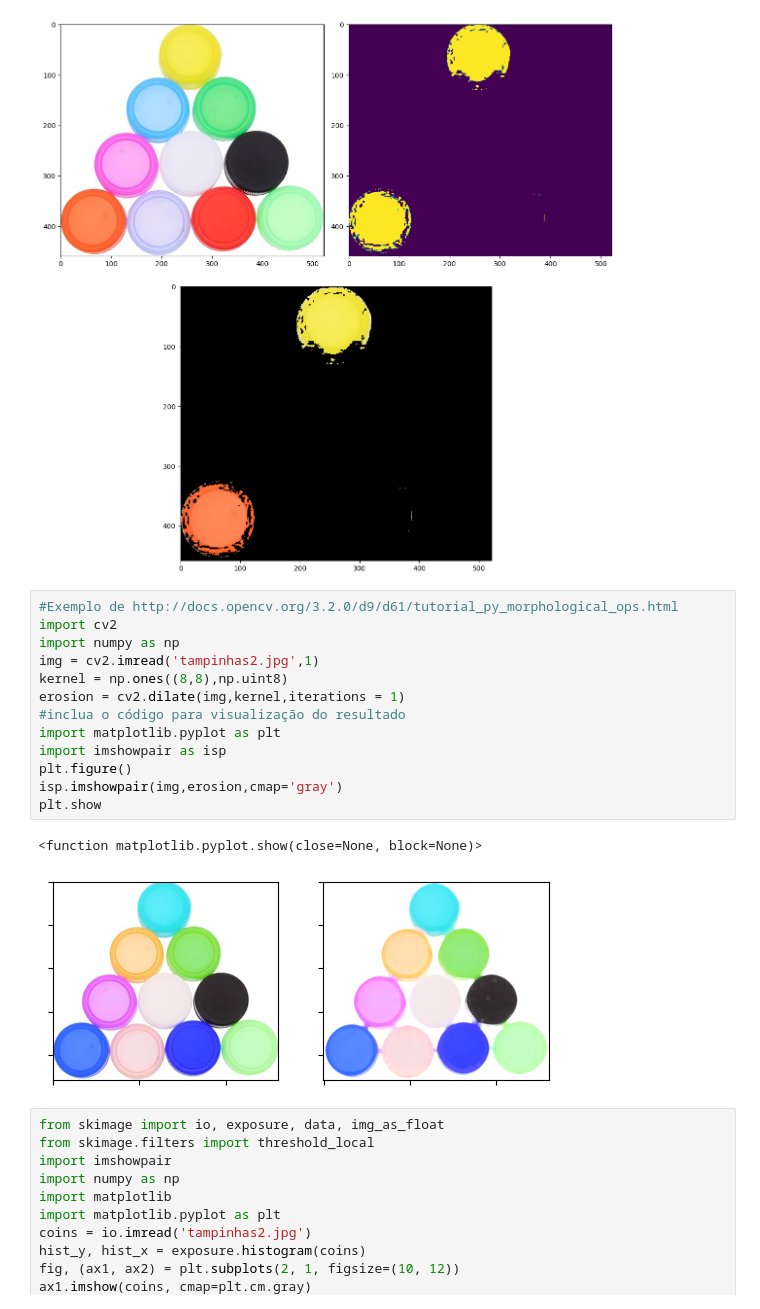
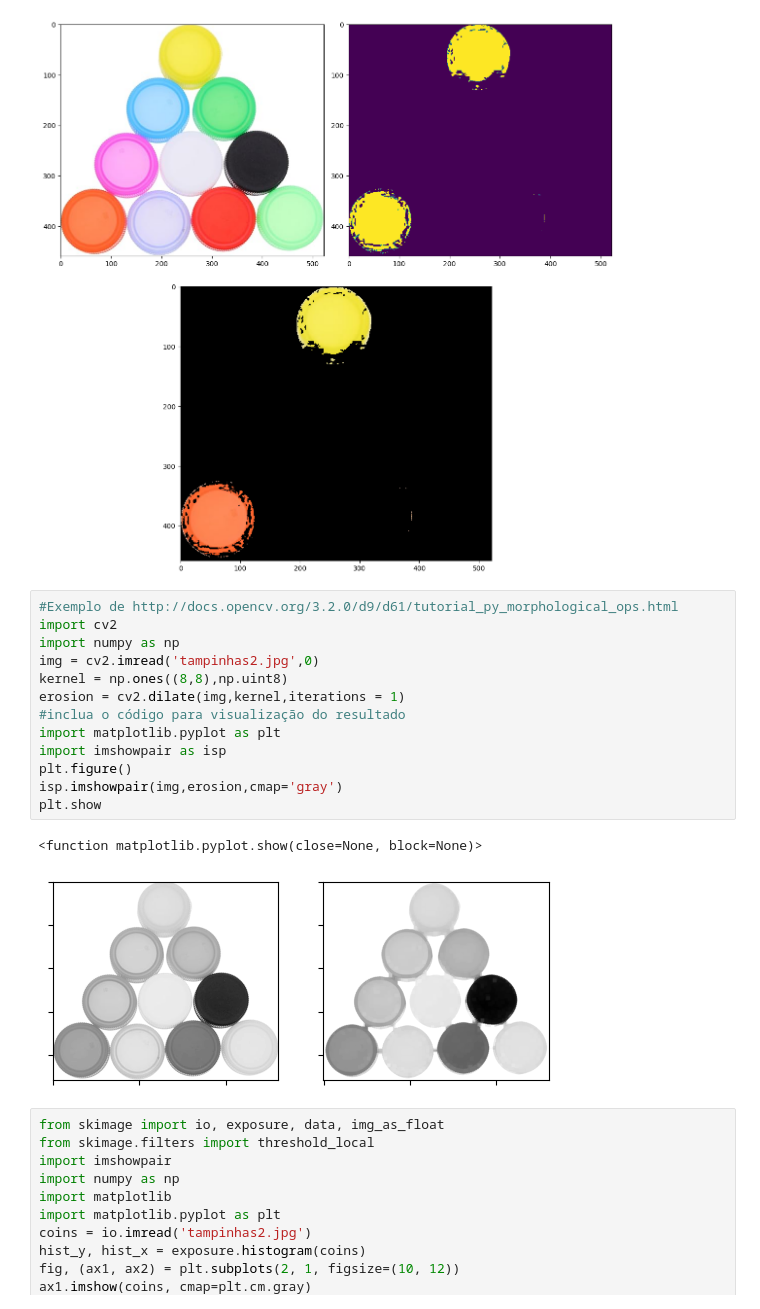
Before and after one commit to MatheusrCunha/processamento_imagem, a Jupyter notebook: Cópia_de_Projeto_Final.ipynb, the cells around one changed output. Saved outputs shown, nothing was run; the diff lists cells and outputs as text.

```diff
--- a/Cópia_de_Projeto_Final.ipynb
+++ b/Cópia_de_Projeto_Final.ipynb
@@ -72,19 +72,19 @@ plt.show()
 # %%
 #Exemplo de http://docs.opencv.org/3.2.0/d9/d61/tutorial_py_morphological_ops.html
 import cv2
 import numpy as np
-img = cv2.imread('tampinhas2.jpg',1)
+img = cv2.imread('tampinhas2.jpg',0)
 kernel = np.ones((8,8),np.uint8)
 erosion = cv2.dilate(img,kernel,iterations = 1)
 #inclua o código para visualização do resultado
 import matplotlib.pyplot as plt
 import imshowpair as isp
 plt.figure()
 isp.imshowpair(img,erosion,cmap='gray')
 plt.show
 # %% [output]
 <function matplotlib.pyplot.show(close=None, block=None)>
-[figure, old version]
+[figure, new version]
 # %%
 from skimage import io, exposure, data, img_as_float
 from skimage.filters import threshold_local
```
